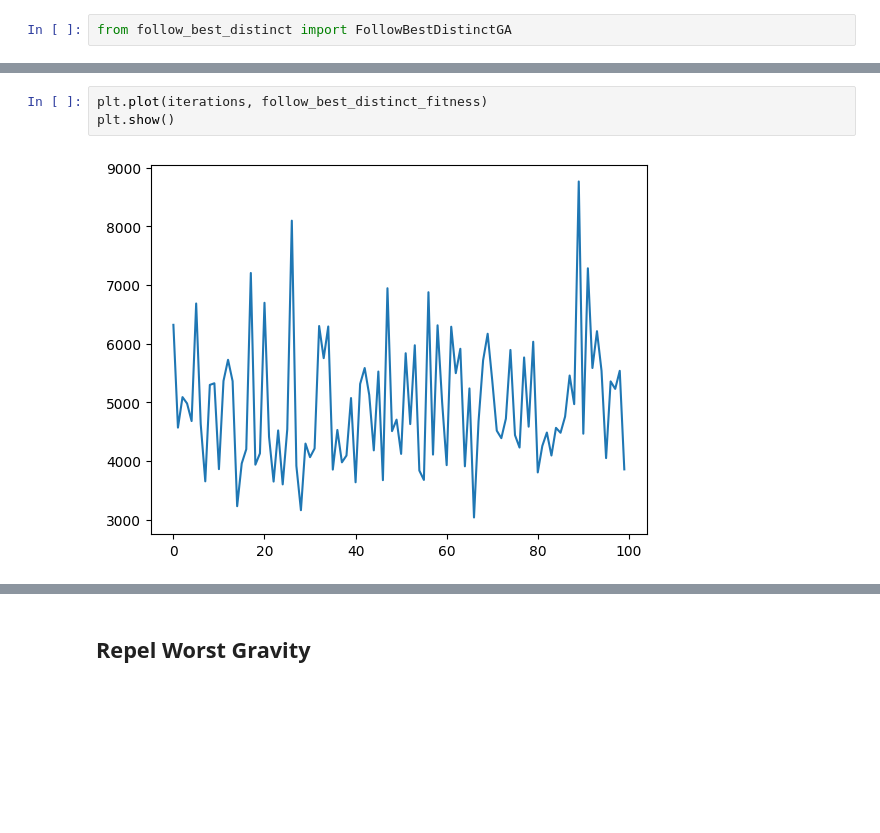
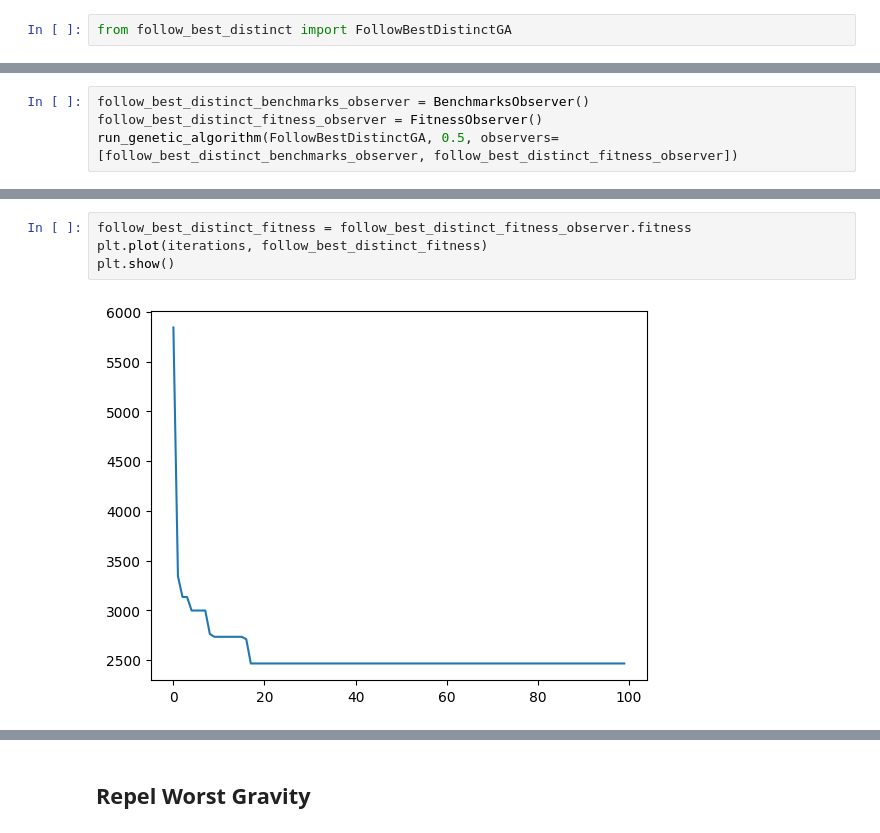
Before and after one commit to bogumilap/TOPSIS-LABS, a Jupyter notebook: results.ipynb, the cells around one changed output, grey strips where cells are left out. Saved outputs shown, nothing was run; the diff lists cells and outputs as text; blank space fills up the shorter version.

```diff
--- a/results.ipynb
+++ b/results.ipynb
@@ -681,0 +115,4 @@ Computing time: 0.07296538352966309
+# %%
+follow_best_distinct_benchmarks_observer = BenchmarksObserver()
+follow_best_distinct_fitness_observer = FitnessObserver()
+run_genetic_algorithm(FollowBestDistinctGA, 0.5, observers=[follow_best_distinct_benchmarks_observer, follow_best_distinct_fitness_observer])
@@ -682,6 +142,7 @@ Computing time: 0.07296538352966309
 # %%
+follow_best_distinct_fitness = follow_best_distinct_fitness_observer.fitness
 plt.plot(iterations, follow_best_distinct_fitness)
 plt.show()
 # %% [output]
-[figure, old version]
+[figure, new version]
 # %%
```
Also changed, not shown: parts of 24 cells of this notebook, 4 other files.
